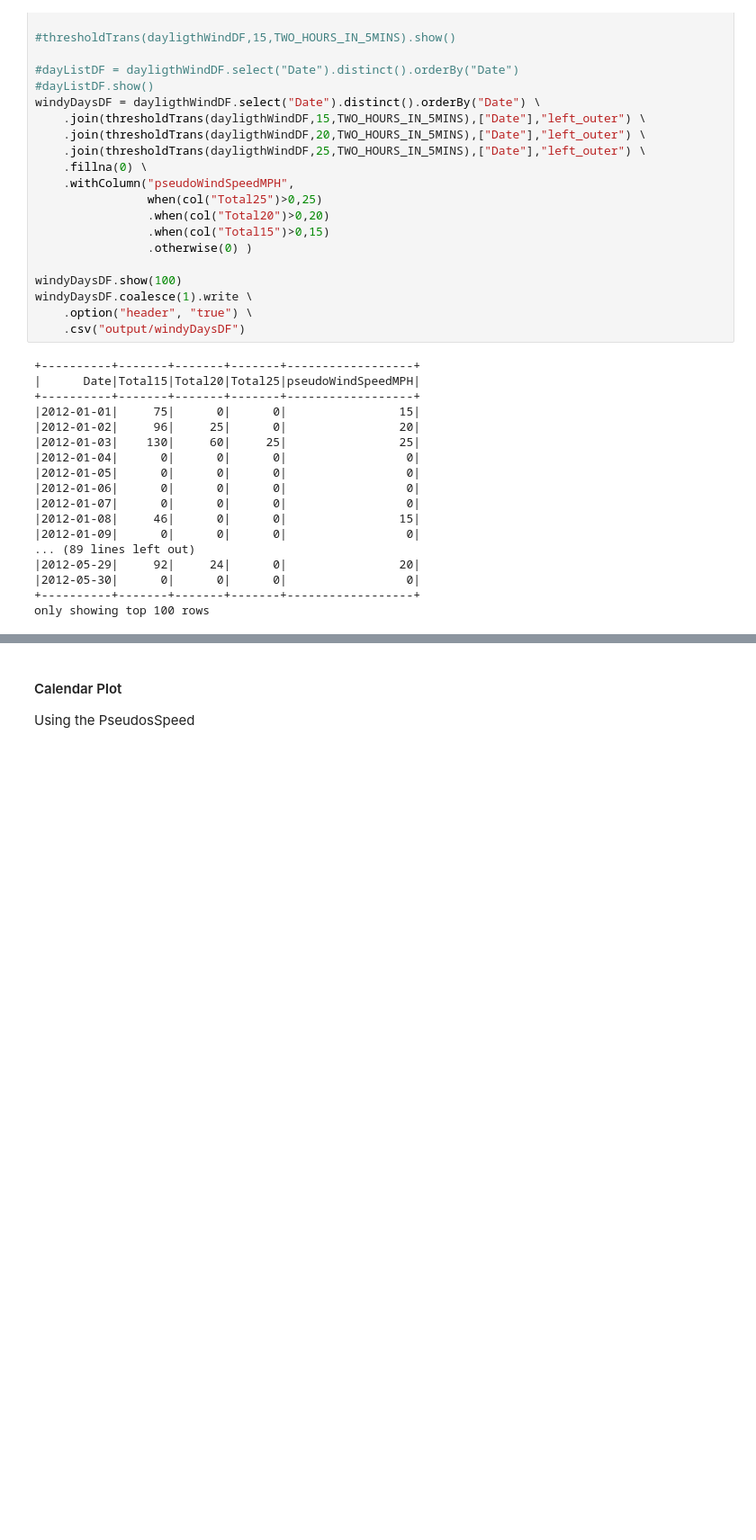
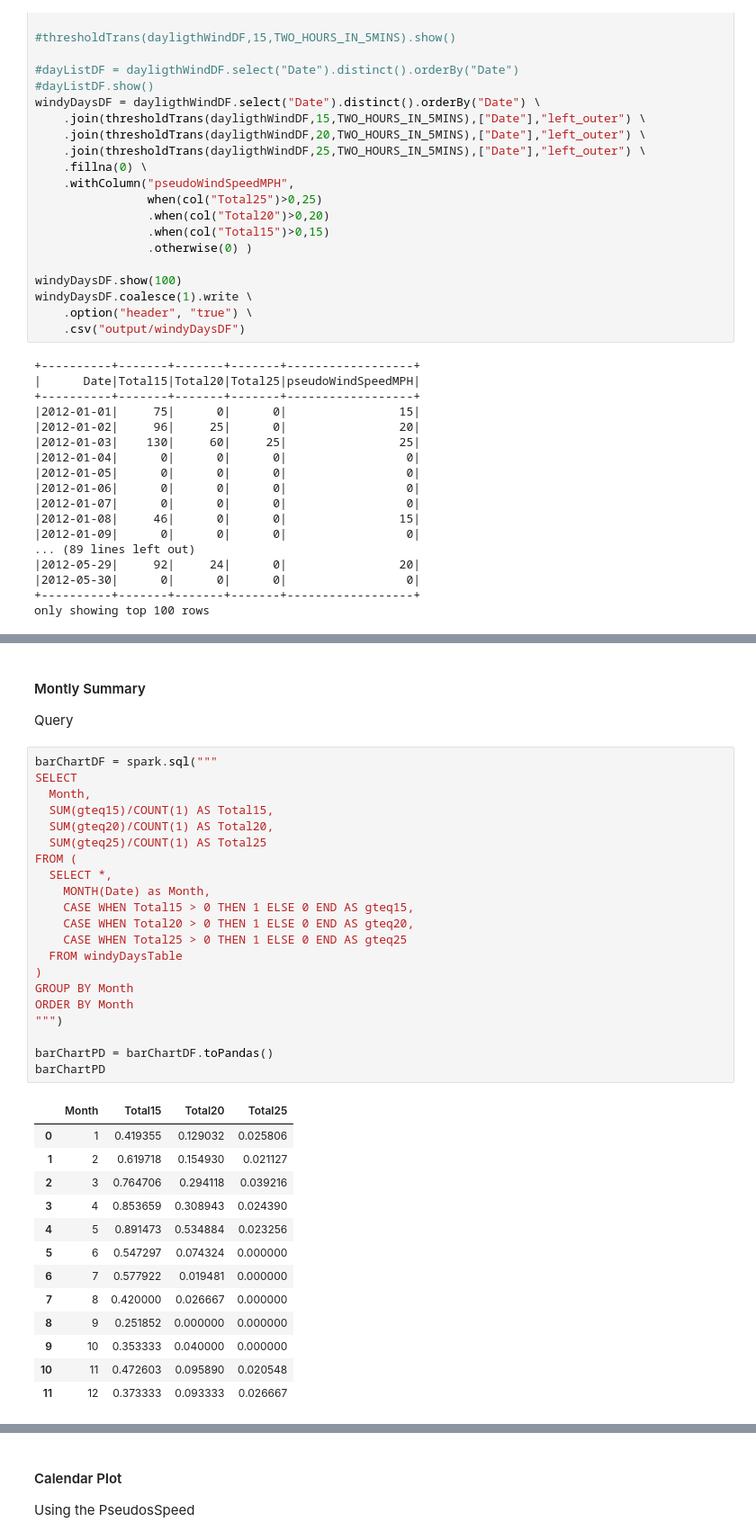
Before and after one commit to roquealex/practice, a Jupyter notebook: pyspark/oneDay/oneDay.ipynb, the cells around one changed output, grey strips where cells are left out. Shown at 90% size. Drawn from its saved outputs; the diff is of its cells as text; blank space fills up the shorter version.

```diff
--- a/pyspark/oneDay/oneDay.ipynb
+++ b/pyspark/oneDay/oneDay.ipynb
@@ -690,0 +813,39 @@ only showing top 100 rows
+# %% [markdown]
+#### Montly Summary
+
+Query
+# %%
+barChartDF = spark.sql("""
+SELECT
+  Month,
+  SUM(gteq15)/COUNT(1) AS Total15,
+  SUM(gteq20)/COUNT(1) AS Total20,
+  SUM(gteq25)/COUNT(1) AS Total25
+FROM (
+  SELECT *,
+    MONTH(Date) as Month,
+    CASE WHEN Total15 > 0 THEN 1 ELSE 0 END AS gteq15,
+    CASE WHEN Total20 > 0 THEN 1 ELSE 0 END AS gteq20,
+    CASE WHEN Total25 > 0 THEN 1 ELSE 0 END AS gteq25
+  FROM windyDaysTable
+)
+GROUP BY Month
+ORDER BY Month
+""")
+
+barChartPD = barChartDF.toPandas()
+barChartPD
+# %% [output]
+|  | Month | Total15 | Total20 | Total25 |
+| 0 | 1 | 0.419355 | 0.129032 | 0.025806 |
+| 1 | 2 | 0.619718 | 0.154930 | 0.021127 |
+| 2 | 3 | 0.764706 | 0.294118 | 0.039216 |
+| 3 | 4 | 0.853659 | 0.308943 | 0.024390 |
+| 4 | 5 | 0.891473 | 0.534884 | 0.023256 |
+| 5 | 6 | 0.547297 | 0.074324 | 0.000000 |
+| 6 | 7 | 0.577922 | 0.019481 | 0.000000 |
+| 7 | 8 | 0.420000 | 0.026667 | 0.000000 |
+| 8 | 9 | 0.251852 | 0.000000 | 0.000000 |
+| 9 | 10 | 0.353333 | 0.040000 | 0.000000 |
+| 10 | 11 | 0.472603 | 0.095890 | 0.020548 |
+| 11 | 12 | 0.373333 | 0.093333 | 0.026667 |
```
Also changed, not shown: parts of 15 cells of this notebook.
